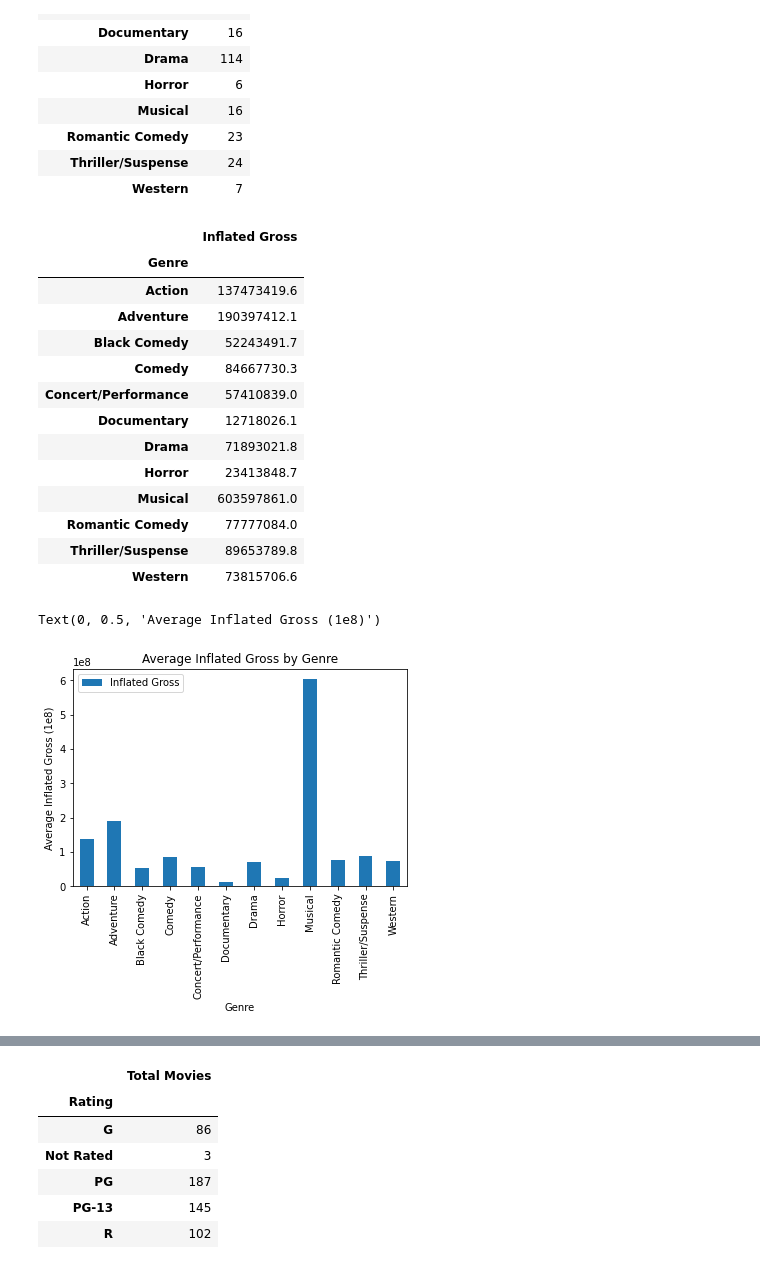
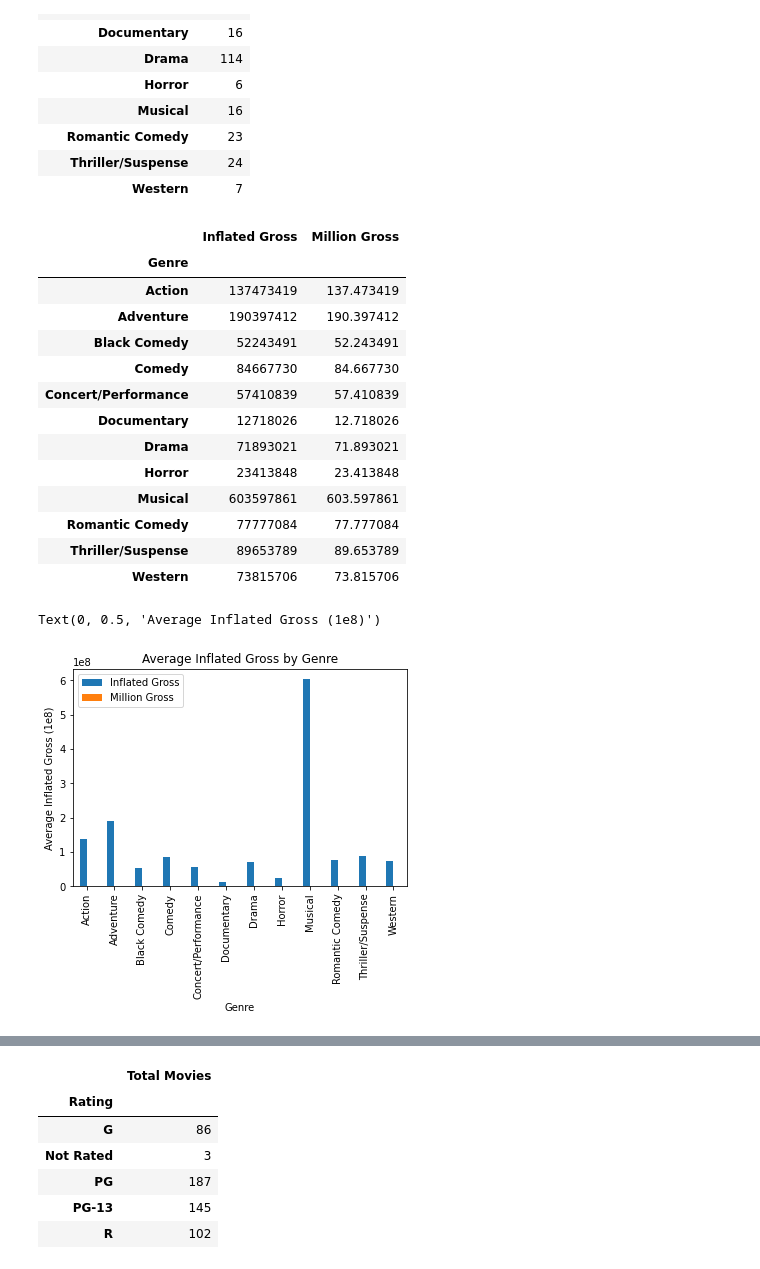
Before and after one commit to Gujaratigirl/butler-groupB-project1, a Jupyter notebook: Disney.ipynb, the cells around one changed output, grey strips where cells are left out. Drawn from its saved outputs; the diff is of its cells as text; code cells hidden in the pictures.

```diff
--- a/Disney.ipynb
+++ b/Disney.ipynb
@@ -45,3 +45,9 @@ genres
 array(['Musical', 'Adventure', 'Drama', 'Comedy', nan, 'Action', 'Horror',
        'Romantic Comedy', 'Thriller/Suspense', 'Western', 'Black Comedy',
        'Documentary', 'Concert/Performance'], dtype=object)
+# %%
+disney_df['Year']= ""
+disney_df['Year'] = disney_df['Release Date'].astype(str).str[0:4]
+disney_df
+#df['D'] = df['B'].astype(str).str[0]
+#disney_df['Year']= disney_df("Release Date"()[0:4])
@@ -66,28 +86,33 @@ disney_count
 # %%
 # Group genre with average inflated gross
 avg_gross_per_genre = pd.DataFrame(disney_df.groupby('Genre').mean()['Inflated Gross'])
-avg_gross_clean = round((avg_gross_per_genre),1)
-avg_gross_clean
+avg_gross_per_genre['Inflated Gross'] = avg_gross_per_genre['Inflated Gross'].astype('int64')
+
+            #avg_gross_clean = round((avg_gross_per_genre),1)
+            #avg_gross_clean
+avg_gross_per_genre['Million Gross'] = avg_gross_per_genre['Inflated Gross']/1000000
+avg_gross_per_genre
 # %% [output]
-|  | Inflated Gross |
-| Genre |  |
-| Action | 137473419.6 |
-| Adventure | 190397412.1 |
-| Black Comedy | 52243491.7 |
-| Comedy | 84667730.3 |
-| Concert/Performance | 57410839.0 |
-| Documentary | 12718026.1 |
-| Drama | 71893021.8 |
-| Horror | 23413848.7 |
-| Musical | 603597861.0 |
-| Romantic Comedy | 77777084.0 |
-| Thriller/Suspense | 89653789.8 |
-| Western | 73815706.6 |
+|  | Inflated Gross | Million Gross |
+| Genre |  |  |
+| Action | 137473419 | 137.473419 |
+| Adventure | 190397412 | 190.397412 |
+| Black Comedy | 52243491 | 52.243491 |
+| Comedy | 84667730 | 84.667730 |
+| Concert/Performance | 57410839 | 57.410839 |
+| Documentary | 12718026 | 12.718026 |
+| Drama | 71893021 | 71.893021 |
+| Horror | 23413848 | 23.413848 |
+| Musical | 603597861 | 603.597861 |
+| Romantic Comedy | 77777084 | 77.777084 |
+| Thriller/Suspense | 89653789 | 89.653789 |
+| Western | 73815706 | 73.815706 |
 # %%
-avg_gross_clean.plot.bar()
+#Bar graph Genre vs Inflated Gross
+avg_gross_per_genre.plot.bar()
 plt.title('Average Inflated Gross by Genre')
 plt.xlabel('Genre')
 plt.ylabel('Average Inflated Gross (1e8)')
 # %% [output]
 Text(0, 0.5, 'Average Inflated Gross (1e8)')
-[figure, old version]
+[figure, new version]
```
Also changed, not shown: parts of 6 cells of this notebook.
